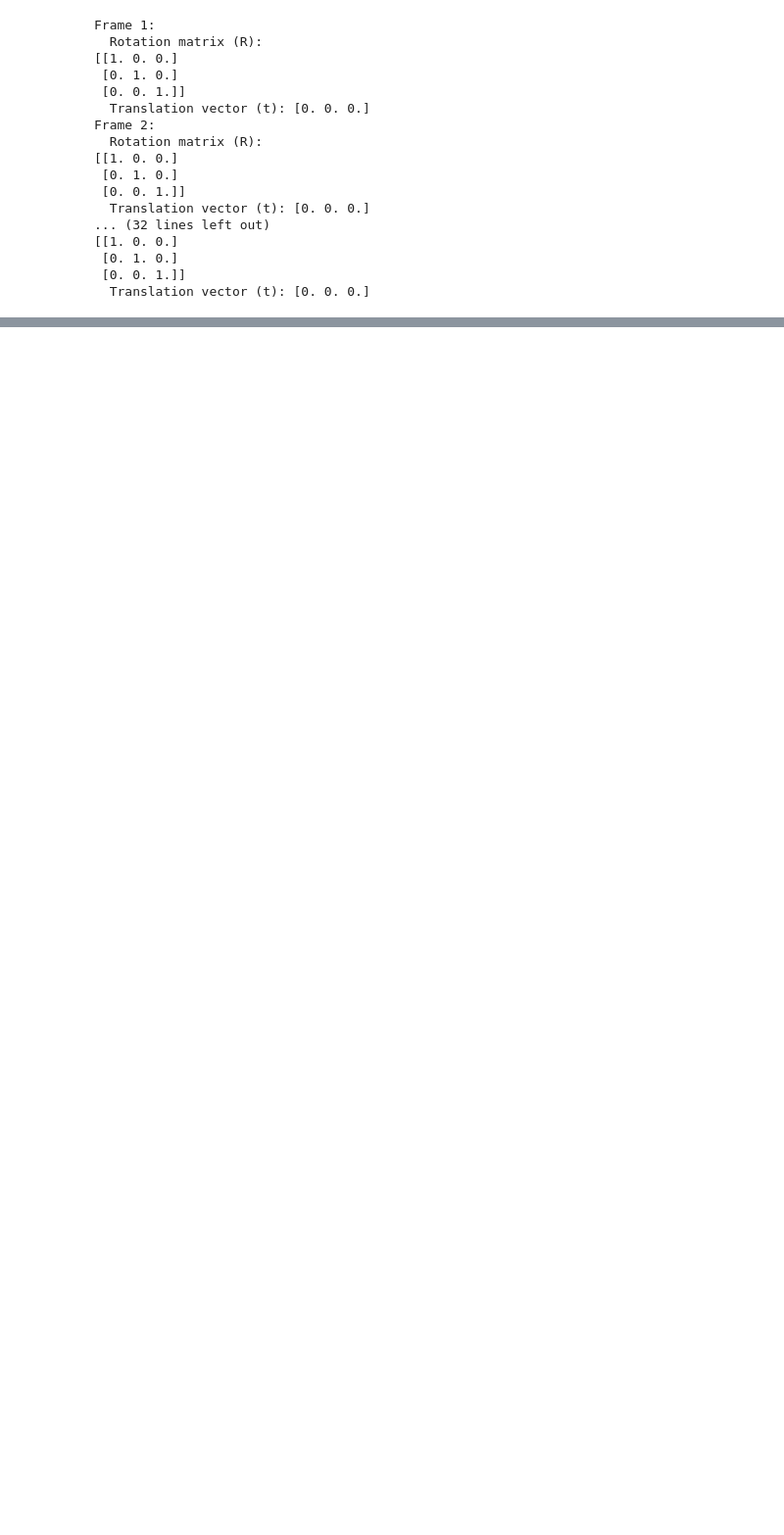
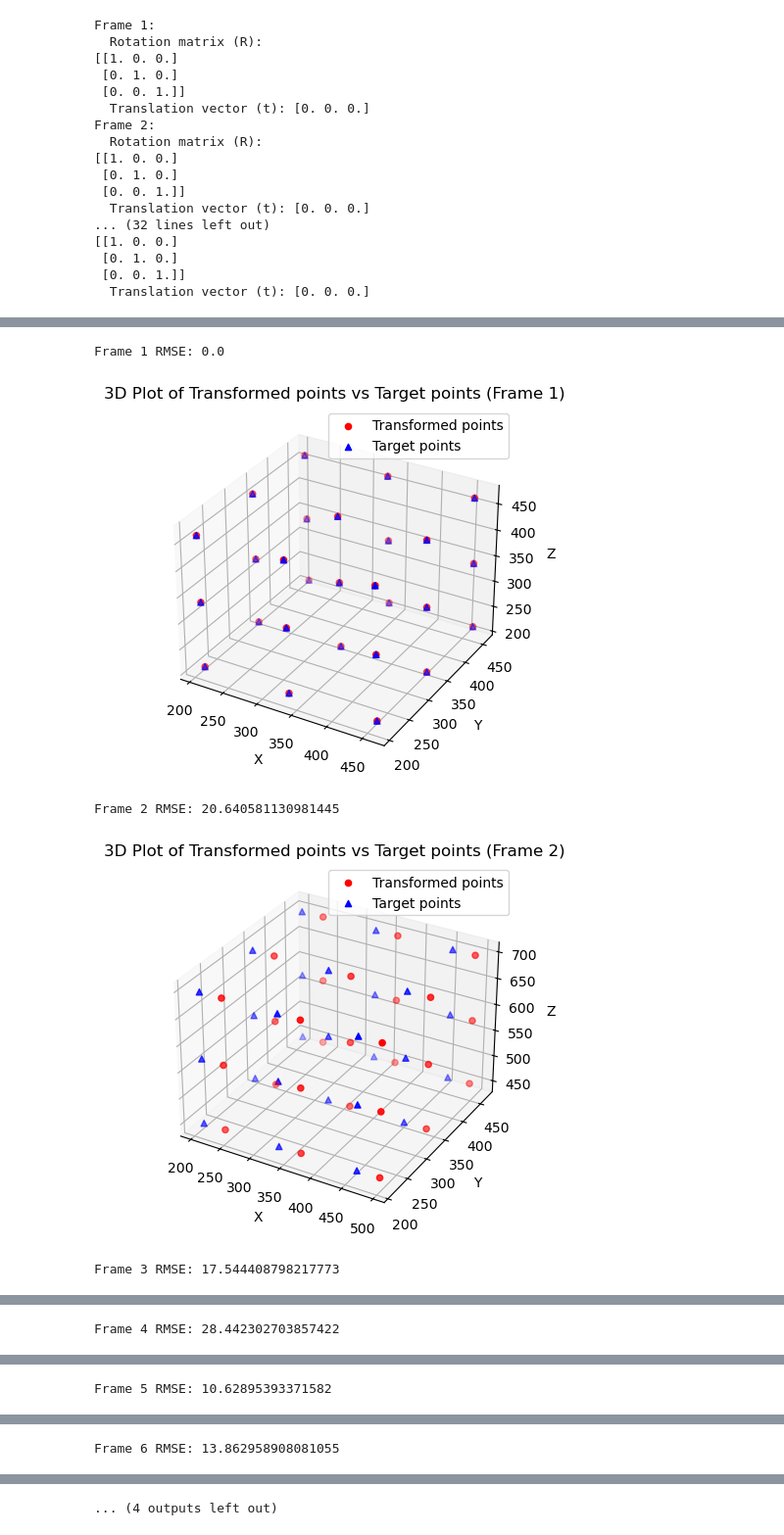
Before and after one commit to Rapuris/CIS1, a Jupyter notebook: PA1/LinAlg_test.ipynb, the cells around one changed output, grey strips where cells are left out. Shown at 98% size. Drawn from its saved outputs; the diff is of its cells as text; code cells hidden in the pictures; blank space fills up the shorter version.

```diff
--- a/PA1/LinAlg_test.ipynb
+++ b/PA1/LinAlg_test.ipynb
@@ -152,0 +177,29 @@ KeyError: 'd_vectors'
+# %%
+C_expected_results = LA.compute_C_expected_for_all_frames(F_D_point_cloud, F_A_point_cloud, c_vectors)
+
+rmse_results = {}
+
+# Loop through each frame in C_expected_results
+for frame_num, C_expected_vectors in C_expected_results.items():
+    # Extract C_expected points (already transformed) and real C_i points for the current frame
+    C_i_vectors = [LA.Vector(vec.coords[0], vec.coords[1], vec.coords[2]) for vec in frames_data[frame_num]['c_vectors']]  # Real C_i points
+
+    # Convert to NumPy arrays for RMSE calculation
+    C_expected_array = np.array([v.as_array() for v in C_expected_vectors])
+    C_i_array = np.array([v.as_array() for v in C_i_vectors])
+
+    # Compute the RMSE between C_expected and C_i
+    rmse = LA.compute_rmse(C_expected_array, C_i_array)
+    rmse_results[frame_num] = rmse
+
+    # Output the RMSE result
+    print(f"Frame {frame_num} RMSE: {rmse}")
+
+    # Plot the transformed C_expected vs target C_i
+    LA.plot_3d_transformed_vs_target(frame_num, C_expected_vectors, C_i_vectors)
+# %% [output]
+Frame 1 RMSE: 0.0
+[figure, added]
+Frame 2 RMSE: 20.640581130981445
+[figure, added]
+Frame 3 RMSE: 17.544408798217773
@@ -152,0 +207 @@ KeyError: 'd_vectors'
+Frame 4 RMSE: 28.442302703857422
@@ -152,0 +209 @@ KeyError: 'd_vectors'
+Frame 5 RMSE: 10.62895393371582
@@ -152,0 +211 @@ KeyError: 'd_vectors'
+Frame 6 RMSE: 13.862958908081055
@@ -152,0 +213 @@ KeyError: 'd_vectors'
+... (4 outputs left out)
```
Also changed, not shown: parts of 9 cells of this notebook, 2 other files.
